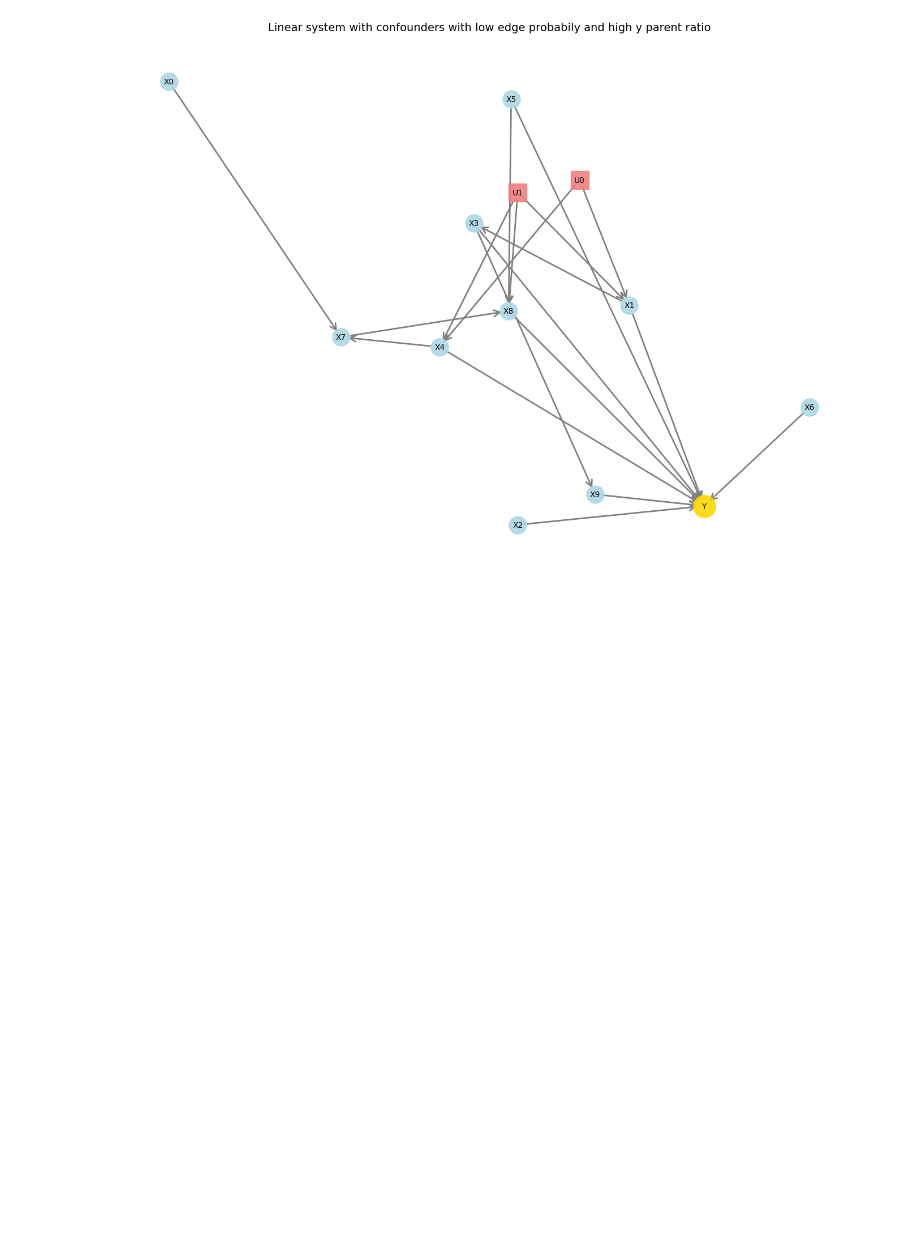
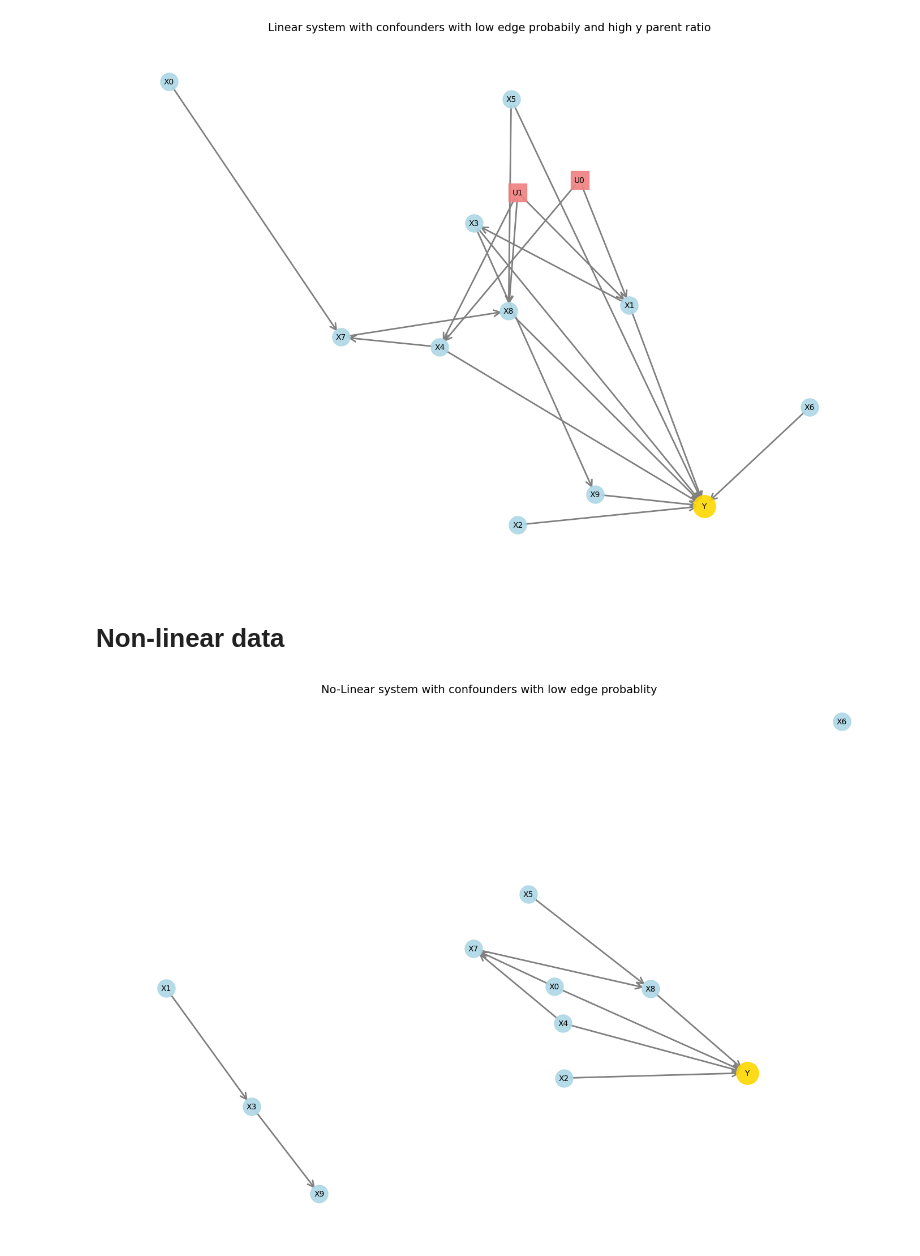
Before and after one commit to juanriosg12/master_thesis, a Jupyter notebook: syntethic data/synthetic_datasets.ipynb, the cells around one changed output. Saved outputs shown, nothing was run; the diff lists cells and outputs as text; code cells hidden in the pictures; blank space fills up the shorter version.

Commit message:
add non linear system generator

```diff
--- a/syntethic data/synthetic_datasets.ipynb
+++ b/syntethic data/synthetic_datasets.ipynb
@@ -107,3 +107,23 @@ plt_obj = gen_linear_no_conf.visualize_causal_graph(
 )
 # %% [output]
 [figure]
+# %% [markdown]
+# Non-linear data
+# %%
+gen_no_linear_no_conf=SyntheticCausalSystem(n_features=10,
+                                random_state=42,
+                                min_num_connected_edges=2,
+                                edge_probability=0.1)
+data, adj, conf = gen_no_linear_no_conf.generate_nonlinear_system(n_samples=1000,
+                                                    with_confounders=False,
+                                                    noise_std=0.5,
+                                                    y_parents_ratio=0.4)
+plt_obj = gen_no_linear_no_conf.visualize_causal_graph(
+    adj,
+    conf,
+    title='No-Linear system with confounders with low edge probablity',
+    y_parent_indices=gen_no_linear_no_conf.y_parent_indices
+
+)
+# %% [output]
+[figure, added]
```
Also changed, not shown: parts of 1 cell of this notebook, 1 other file.
